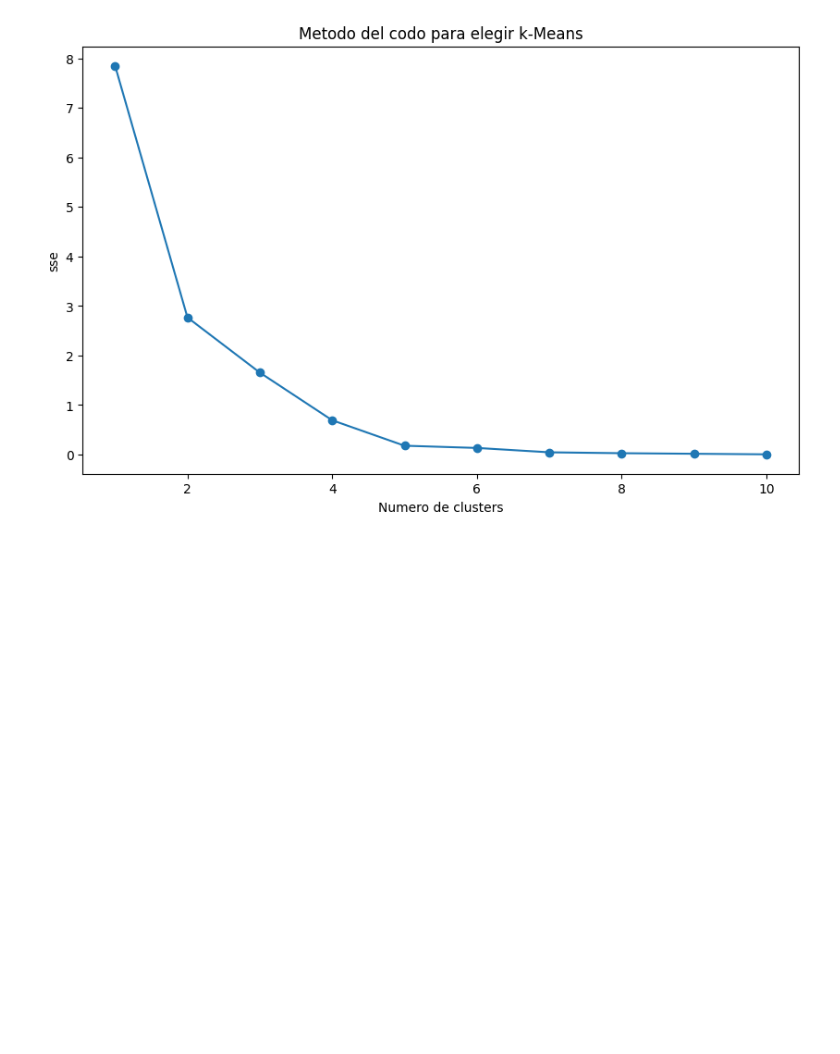
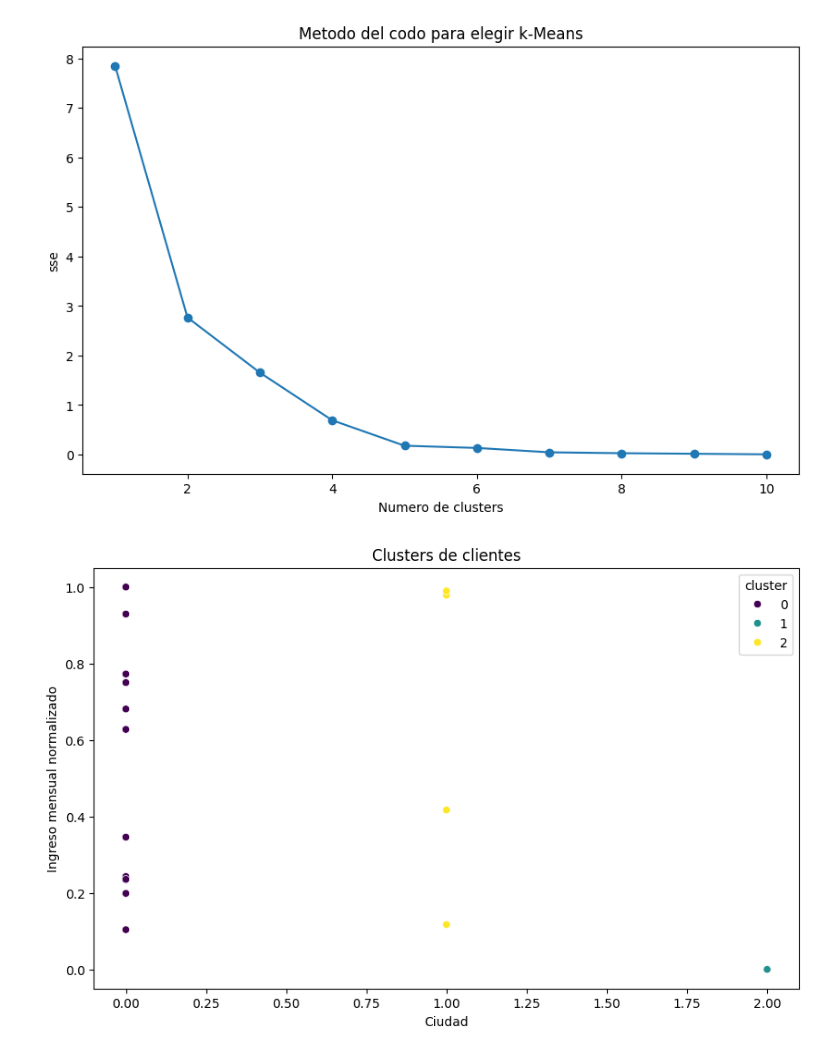
Before and after one commit to andro312/Curso-IA-, a Jupyter notebook: Mision1/ASUM/campistas_ASUM_DM.ipynb, the cells around one changed output. Drawn from its saved outputs; the diff is of its cells as text; code cells hidden in the pictures; blank space fills up the shorter version.

```diff
--- a/Mision1/ASUM/campistas_ASUM_DM.ipynb
+++ b/Mision1/ASUM/campistas_ASUM_DM.ipynb
@@ -621,3 +621,18 @@ plt.title('Metodo del codo para elegir k-Means')
 plt.show()
 # %% [output]
 [figure]
+# %%
+# aplicar k-Means con el número optimo de clusters
+kmeans = KMeans(n_clusters=3,random_state=0)
+muestra['cluster']=kmeans.fit_predict(x)
+
+#visualizar los clusters
+plt.figure(figsize=(10,6))
+sns.scatterplot(data=muestra,x='Ciudad_codigo',y='Ingreso_mensual_normalizado',hue='cluster',
+                palette='viridis')
+plt.title("Clusters de clientes")
+plt.xlabel('Ciudad')
+plt.ylabel('Ingreso mensual normalizado')
+plt.show()
+# %% [output]
+[figure, added]
```
